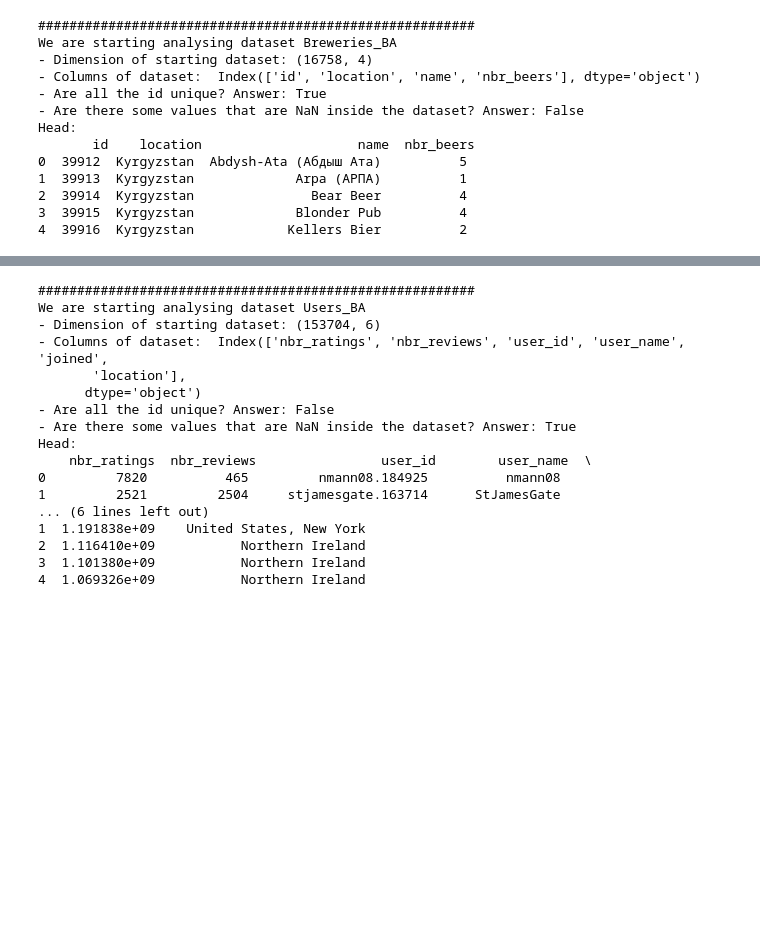
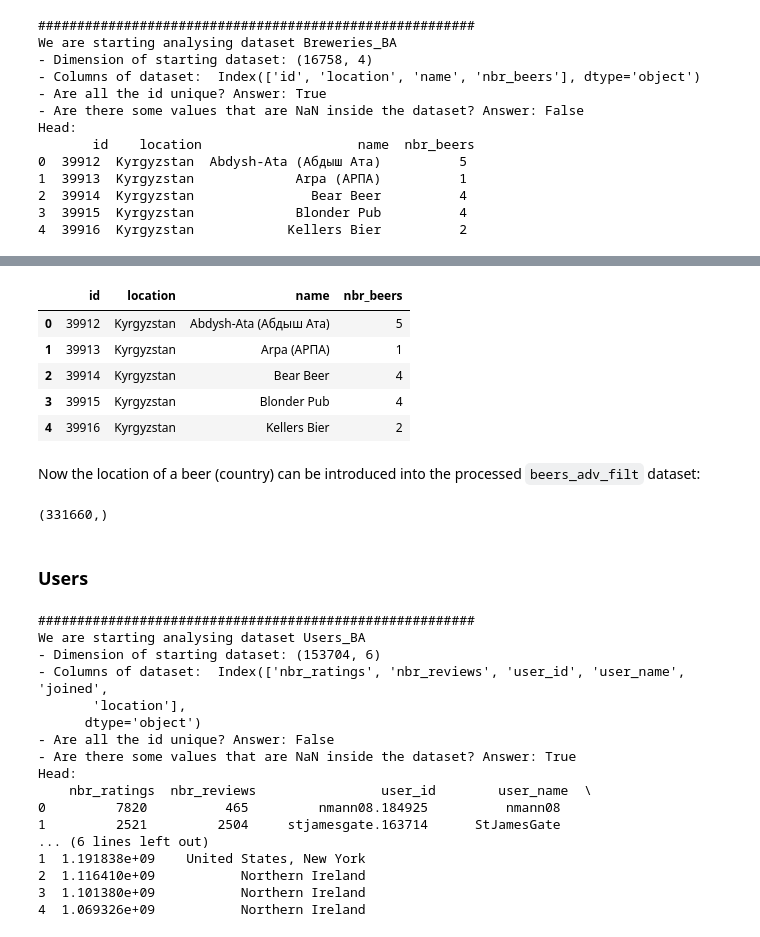
Before and after one commit to epfl-ada/ada-2024-project-mediterranean, a Jupyter notebook: src/data/data_processing_BeerAdvocate.ipynb, the cells around one changed output, grey strips where cells are left out. Saved outputs shown, nothing was run; the diff lists cells and outputs as text; code cells hidden in the pictures; blank space fills up the shorter version.

```diff
--- a/src/data/data_processing_BeerAdvocate.ipynb
+++ b/src/data/data_processing_BeerAdvocate.ipynb
@@ -125,0 +216,11 @@ Head:
+# %%
+breweries_adv_filt['location']
+# %% [output]
+|  | id | location | name | nbr_beers |
+| 0 | 39912 | Kyrgyzstan | Abdysh-Ata (Абдыш Ата) | 5 |
+| 1 | 39913 | Kyrgyzstan | Arpa (АРПА) | 1 |
+| 2 | 39914 | Kyrgyzstan | Bear Beer | 4 |
+| 3 | 39915 | Kyrgyzstan | Blonder Pub | 4 |
+| 4 | 39916 | Kyrgyzstan | Kellers Bier | 2 |
+# %% [markdown]
+Now the location of a beer (country) can be introduced into the processed `beers_adv_filt` dataset:
@@ -126,3 +230,9 @@ Head:
+# %%
+beers_adv_filt['location'].shape
+# %% [output]
+(331660,)
+# %% [markdown]
+### Users
 # %%
 utils.dataset_information(users_adv, "Users_BA")
 # %% [output]
```
Also changed, not shown: parts of 9 cells of this notebook, 1 other file.
